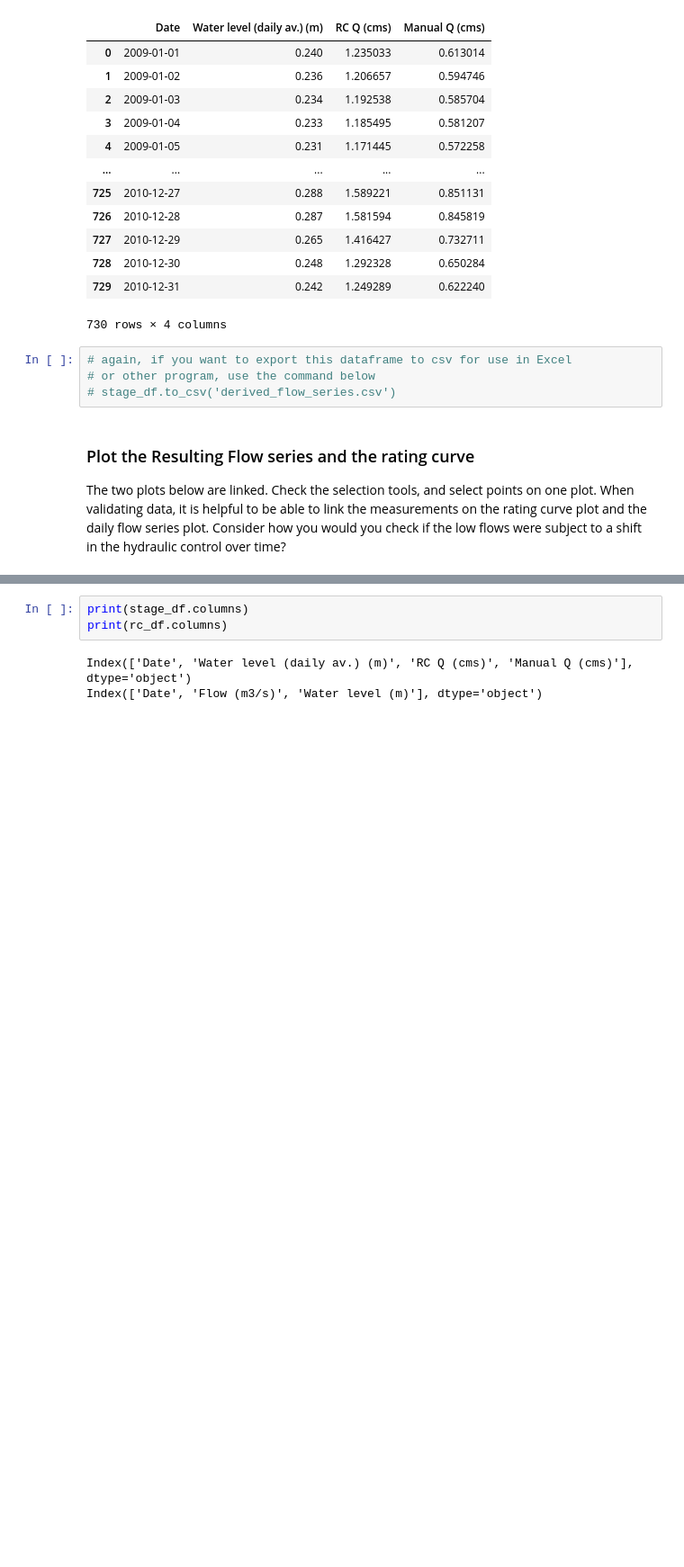
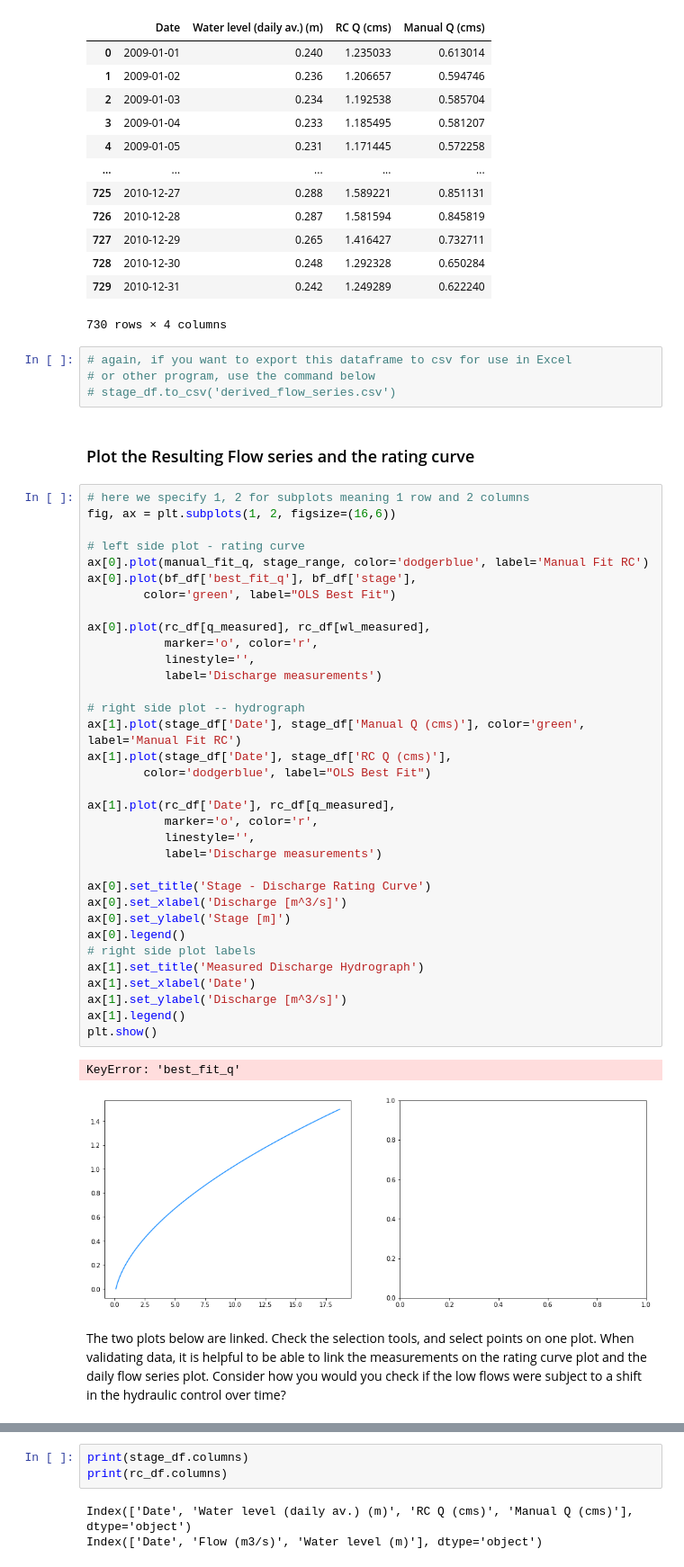
Before and after one commit to dankovacek/Engineering_Hydrology_Notebooks, a Jupyter notebook: _sources/notebooks/Notebook_2/Notebook_2.ipynb, the cells around one changed output, grey strips where cells are left out. Shown at 90% size. Cells and saved outputs as stored; diff of their text form; blank space fills up the shorter version.

```diff
--- a/_sources/notebooks/Notebook_2/Notebook_2.ipynb
+++ b/_sources/notebooks/Notebook_2/Notebook_2.ipynb
@@ -400,7 +390,46 @@ stage_df
 # again, if you want to export this dataframe to csv for use in Excel
 # or other program, use the command below
 # stage_df.to_csv('derived_flow_series.csv')
+# %% [markdown]
+### Plot the Resulting Flow series and the rating curve
+# %%
+# here we specify 1, 2 for subplots meaning 1 row and 2 columns
+fig, ax = plt.subplots(1, 2, figsize=(16,6))
+
+# left side plot - rating curve
+ax[0].plot(manual_fit_q, stage_range, color='dodgerblue', label='Manual Fit RC')
+ax[0].plot(bf_df['best_fit_q'], bf_df['stage'],
+        color='green', label="OLS Best Fit")
+
+ax[0].plot(rc_df[q_measured], rc_df[wl_measured],
+           marker='o', color='r',
+           linestyle='',
+           label='Discharge measurements')
+
+# right side plot -- hydrograph
+ax[1].plot(stage_df['Date'], stage_df['Manual Q (cms)'], color='green', label='Manual Fit RC')
+ax[1].plot(stage_df['Date'], stage_df['RC Q (cms)'],
+        color='dodgerblue', label="OLS Best Fit")
+
+ax[1].plot(rc_df['Date'], rc_df[q_measured],
+           marker='o', color='r',
+           linestyle='',
+           label='Discharge measurements')
+
+ax[0].set_title('Stage - Discharge Rating Curve')
+ax[0].set_xlabel('Discharge [m^3/s]')
+ax[0].set_ylabel('Stage [m]')
+ax[0].legend()
+# right side plot labels
+ax[1].set_title('Measured Discharge Hydrograph')
+ax[1].set_xlabel('Date')
+ax[1].set_ylabel('Discharge [m^3/s]')
+ax[1].legend()
+plt.show()
+# %% [output]
+KeyError: 'best_fit_q'
+[figure, added]
 # %% [markdown]
-### Plot the Resulting Flow series and the rating curve
+
 
 The two plots below are linked.  Check the selection tools, and select points on one plot.  When validating data, it is helpful to be able to link the measurements on the rating curve plot and the daily flow series plot.  Consider how you would you check if the low flows were subject to a shift in the hydraulic control over time?
```
Also changed, not shown: parts of 3 cells of this notebook, 4 other files.
